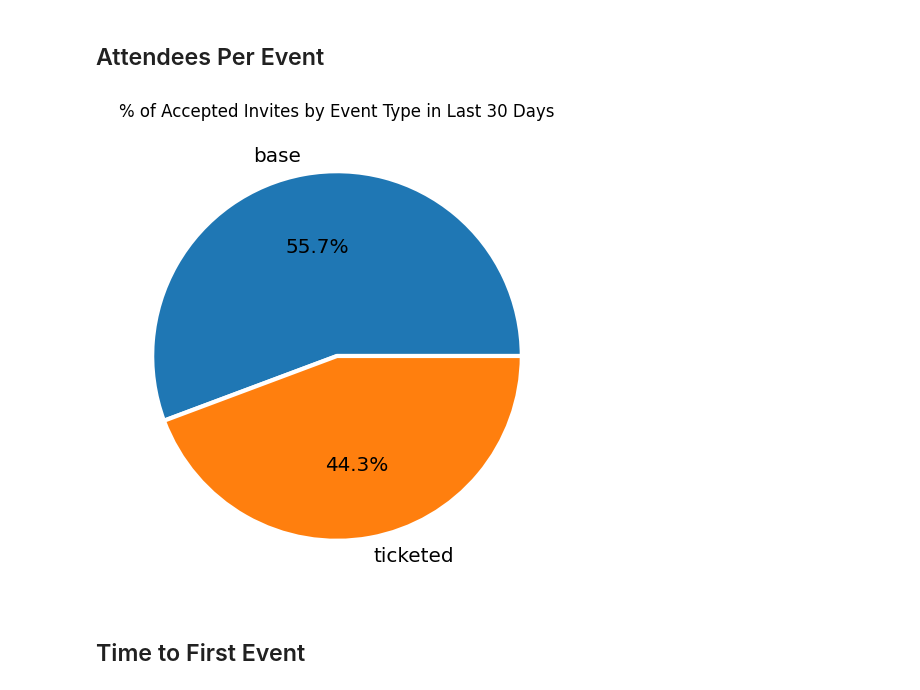
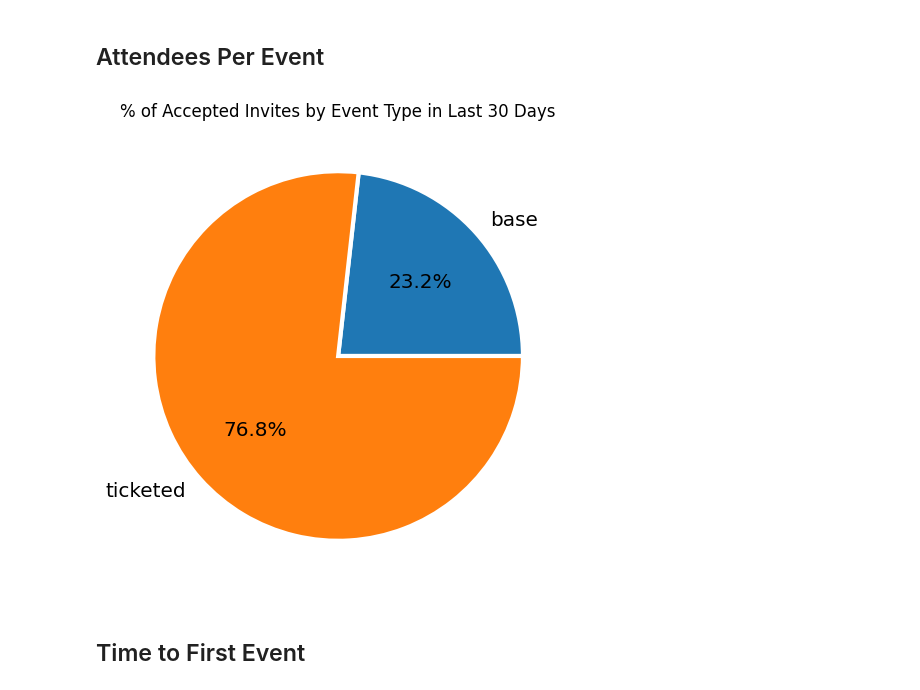
Before and after one commit to brandon841/analytics_report, a Jupyter notebook: event_analytics.ipynb, the cells around one changed output. Saved outputs shown, nothing was run; the diff lists cells and outputs as text; code cells hidden in the pictures.

```diff
--- a/event_analytics.ipynb
+++ b/event_analytics.ipynb
@@ -87,14 +69,21 @@ fig.show()
 # %%
 # Create the pie chart
 import matplotlib.pyplot as plt
+count_rsvp['createdAt'] = pd.to_datetime(count_rsvp['createdAt'], utc=True)
+percent_invite_by_type = count_rsvp[
+    (count_rsvp['type'] != 'checkin') &
+    (count_rsvp['createdAt'] >= (pd.Timestamp.now(tz='UTC') - pd.Timedelta(days=30)))
+].groupby('type')['accepted'].sum().reset_index()
+percent_invite_by_type['percentage'] = percent_invite_by_type['accepted'] / percent_invite_by_type['accepted'].sum() * 100
+
 fig, ax = plt.subplots(figsize=(6, 6))
 ax.pie(x=percent_invite_by_type['percentage'], labels=percent_invite_by_type['type'], autopct='%.1f%%',
        wedgeprops={'linewidth': 3.0, 'edgecolor': 'white'},
        textprops={'size': 'x-large'})
 ax.set_title('% of Accepted Invites by Event Type in Last 30 Days')
 plt.show()
 # %% [output]
-[figure, old version]
+[figure, new version]
 # %%
 import pytz
 
```
Also changed, not shown: parts of 6 cells of this notebook, 4 other files.
